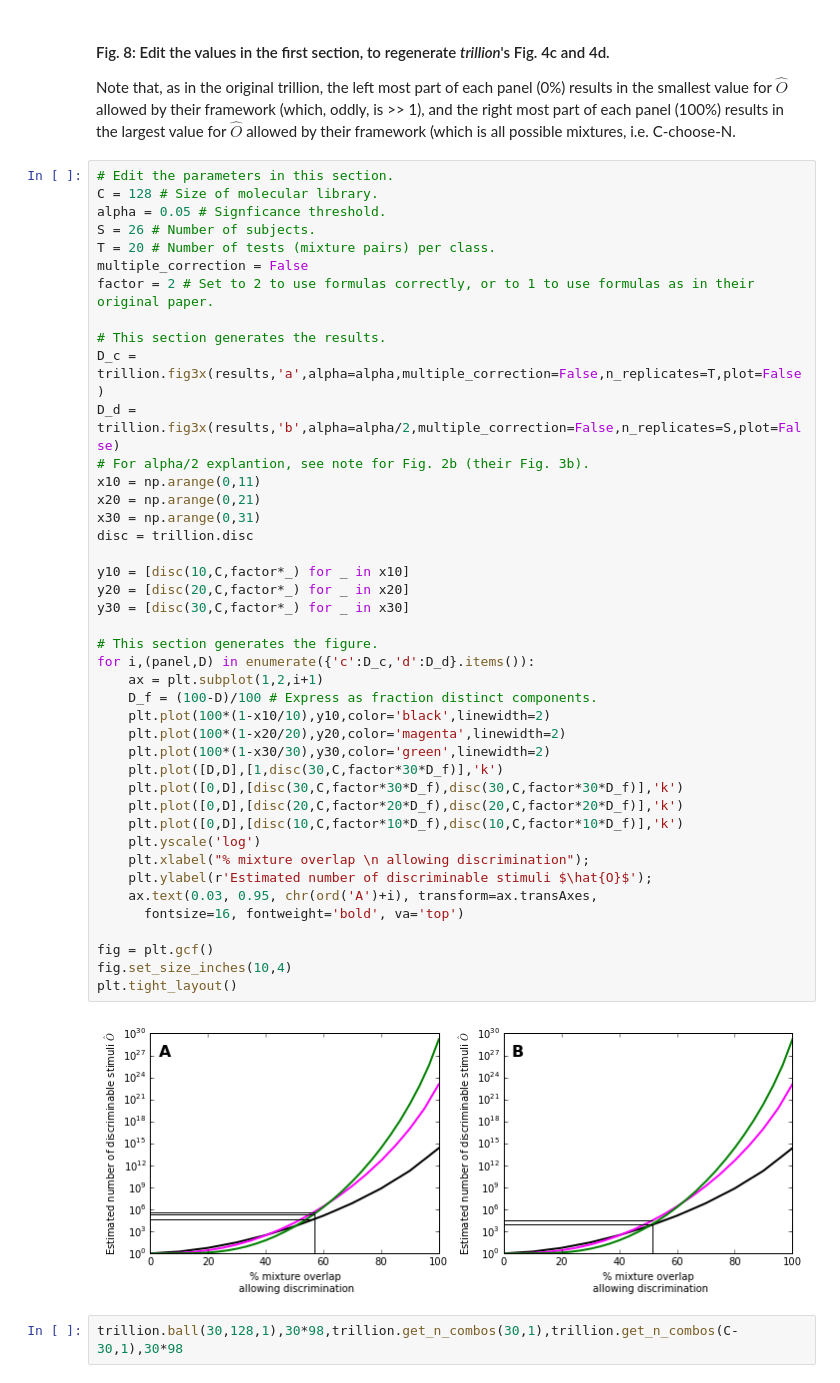
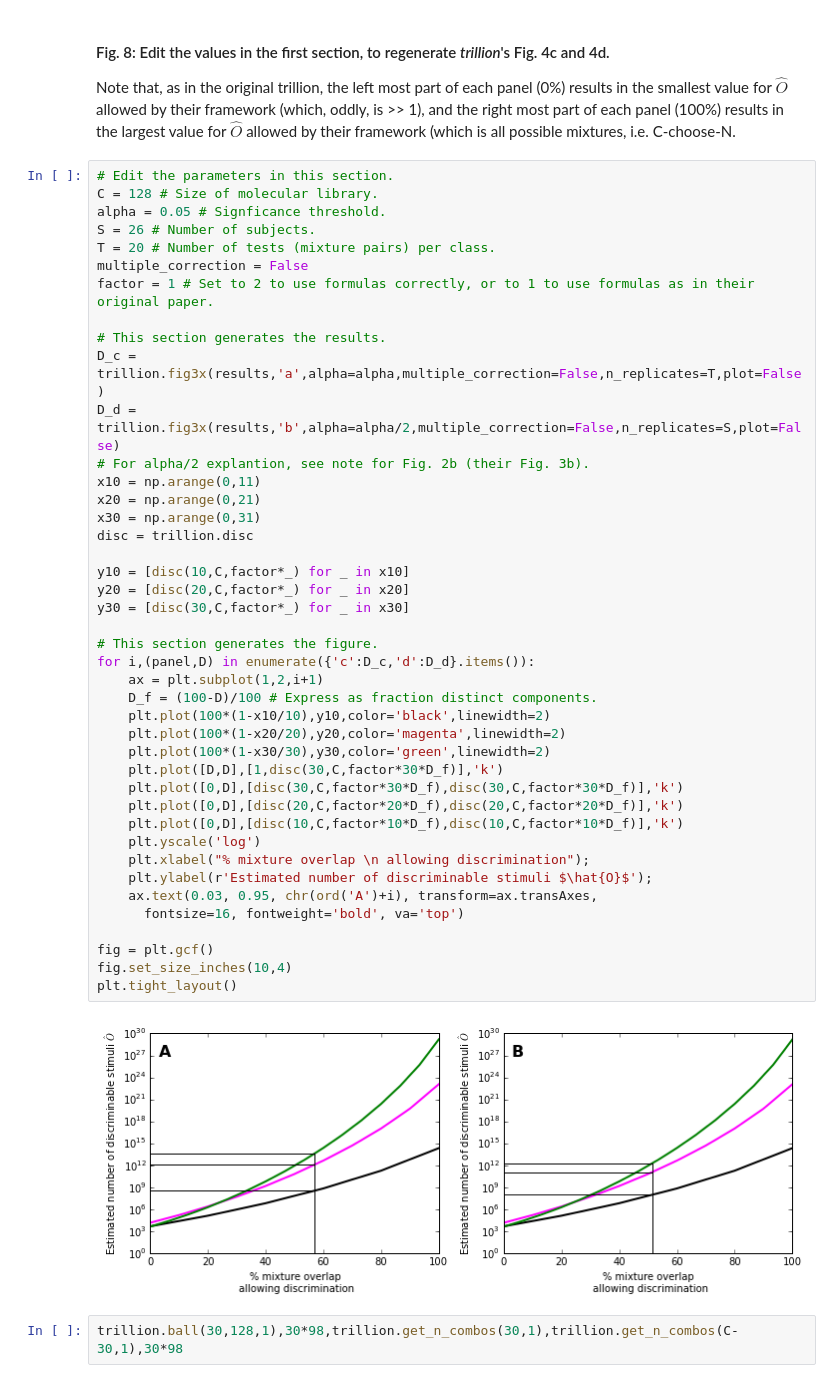
Before and after one commit to rgerkin/trillion, a Jupyter notebook: arxiv.ipynb, the cells around one changed output. Cells and saved outputs as stored; diff of their text form.

```diff
--- a/arxiv.ipynb
+++ b/arxiv.ipynb
@@ -238,7 +238,7 @@ alpha = 0.05 # Signficance threshold.
 S = 26 # Number of subjects.
 T = 20 # Number of tests (mixture pairs) per class.
 multiple_correction = False
-factor = 2 # Set to 2 to use formulas correctly, or to 1 to use formulas as in their original paper.
+factor = 1 # Set to 2 to use formulas correctly, or to 1 to use formulas as in their original paper.
 
 # This section generates the results.
 D_c = trillion.fig3x(results,'a',alpha=alpha,multiple_correction=False,n_replicates=T,plot=False)
@@ -247,34 +247,34 @@ D_d = trillion.fig3x(results,'b',alpha=alpha/2,multiple_correction=False,n_repli
 x10 = np.arange(0,11)
 x20 = np.arange(0,21)
 x30 = np.arange(0,31)
 disc = trillion.disc
 
 y10 = [disc(10,C,factor*_) for _ in x10]
 y20 = [disc(20,C,factor*_) for _ in x20]
 y30 = [disc(30,C,factor*_) for _ in x30]
 
 # This section generates the figure.
 for i,(panel,D) in enumerate({'c':D_c,'d':D_d}.items()):
     ax = plt.subplot(1,2,i+1)
     D_f = (100-D)/100 # Express as fraction distinct components.
     plt.plot(100*(1-x10/10),y10,color='black',linewidth=2)
     plt.plot(100*(1-x20/20),y20,color='magenta',linewidth=2)
     plt.plot(100*(1-x30/30),y30,color='green',linewidth=2)
     plt.plot([D,D],[1,disc(30,C,factor*30*D_f)],'k')
     plt.plot([0,D],[disc(30,C,factor*30*D_f),disc(30,C,factor*30*D_f)],'k')
     plt.plot([0,D],[disc(20,C,factor*20*D_f),disc(20,C,factor*20*D_f)],'k')
     plt.plot([0,D],[disc(10,C,factor*10*D_f),disc(10,C,factor*10*D_f)],'k')
     plt.yscale('log')
     plt.xlabel("% mixture overlap \n allowing discrimination");
     plt.ylabel(r'Estimated number of discriminable stimuli $\hat{O}$');
     ax.text(0.03, 0.95, chr(ord('A')+i), transform=ax.transAxes,
       fontsize=16, fontweight='bold', va='top')
 
 fig = plt.gcf()
 fig.set_size_inches(10,4)
 plt.tight_layout()
 # %% [output]
-[figure, old version]
+[figure, new version]
 # %%
 trillion.ball(30,128,1),30*98,trillion.get_n_combos(30,1),trillion.get_n_combos(C-30,1),30*98
 # %% [output]
```
Also changed, not shown: parts of 1 cell of this notebook.
